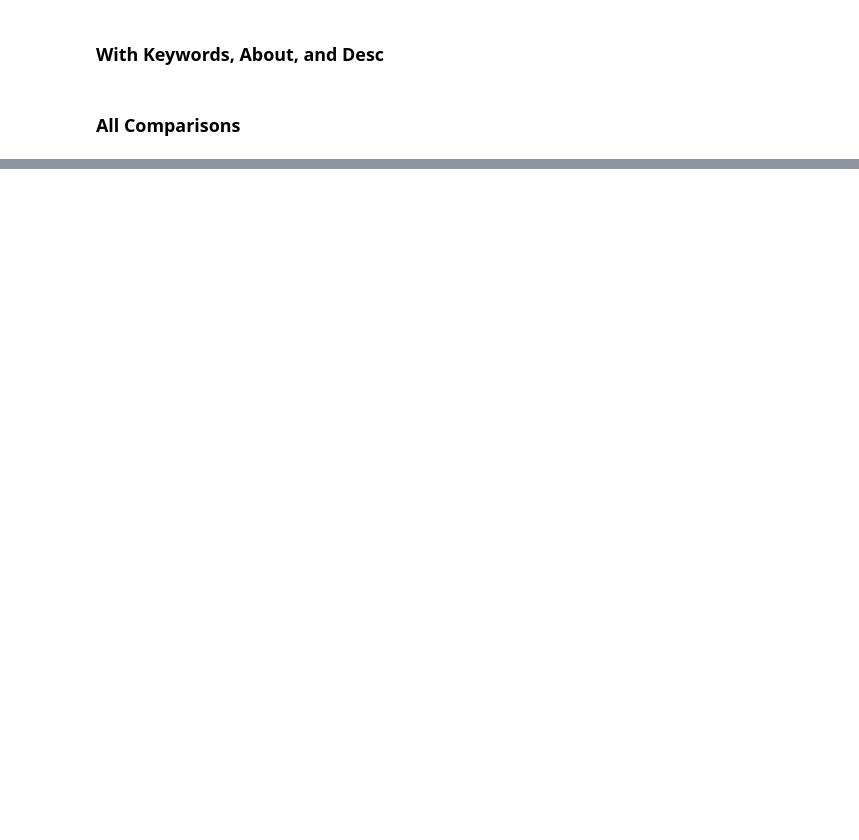
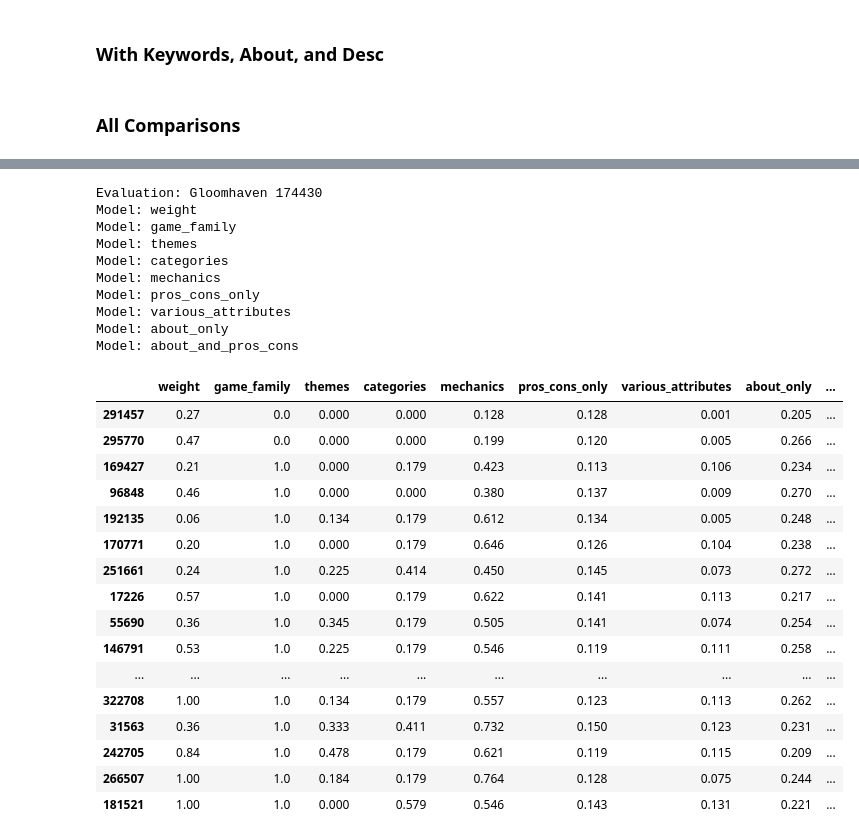
Before and after one commit to threnjen/boardgamegeek, a Jupyter notebook: exploratory_notebooks/03_content_sim_games.ipynb, the cells around one changed output, grey strips where cells are left out. Drawn from its saved outputs; the diff is of its cells as text; code cells hidden in the pictures; blank space fills up the shorter version.

```diff
--- a/exploratory_notebooks/03_content_sim_games.ipynb
+++ b/exploratory_notebooks/03_content_sim_games.ipynb
@@ -520,3 +622,33 @@ game_name = test_games[-1]
+# %%
+build_results_for_game("Gloomhaven")
+# %% [output]
+Evaluation: Gloomhaven 174430
+Model: weight
+Model: game_family
+Model: themes
+Model: categories
+Model: mechanics
+Model: pros_cons_only
+Model: various_attributes
+Model: about_only
+Model: about_and_pros_cons
+|  | weight | game_family | themes | categories | mechanics | pros_cons_only | various_attributes | about_only | ... |
+| 291457 | 0.27 | 0.0 | 0.000 | 0.000 | 0.128 | 0.128 | 0.001 | 0.205 | ... |
+| 295770 | 0.47 | 0.0 | 0.000 | 0.000 | 0.199 | 0.120 | 0.005 | 0.266 | ... |
+| 169427 | 0.21 | 1.0 | 0.000 | 0.179 | 0.423 | 0.113 | 0.106 | 0.234 | ... |
+| 96848 | 0.46 | 1.0 | 0.000 | 0.000 | 0.380 | 0.137 | 0.009 | 0.270 | ... |
+| 192135 | 0.06 | 1.0 | 0.134 | 0.179 | 0.612 | 0.134 | 0.005 | 0.248 | ... |
+| 170771 | 0.20 | 1.0 | 0.000 | 0.179 | 0.646 | 0.126 | 0.104 | 0.238 | ... |
+| 251661 | 0.24 | 1.0 | 0.225 | 0.414 | 0.450 | 0.145 | 0.073 | 0.272 | ... |
+| 17226 | 0.57 | 1.0 | 0.000 | 0.179 | 0.622 | 0.141 | 0.113 | 0.217 | ... |
+| 55690 | 0.36 | 1.0 | 0.345 | 0.179 | 0.505 | 0.141 | 0.074 | 0.254 | ... |
+| 146791 | 0.53 | 1.0 | 0.225 | 0.179 | 0.546 | 0.119 | 0.111 | 0.258 | ... |
+| ... | ... | ... | ... | ... | ... | ... | ... | ... | ... |
+| 322708 | 1.00 | 1.0 | 0.134 | 0.179 | 0.557 | 0.123 | 0.113 | 0.262 | ... |
+| 31563 | 0.36 | 1.0 | 0.333 | 0.411 | 0.732 | 0.150 | 0.123 | 0.231 | ... |
+| 242705 | 0.84 | 1.0 | 0.478 | 0.179 | 0.621 | 0.119 | 0.115 | 0.209 | ... |
+| 266507 | 1.00 | 1.0 | 0.184 | 0.179 | 0.764 | 0.128 | 0.075 | 0.244 | ... |
+| 181521 | 1.00 | 1.0 | 0.000 | 0.579 | 0.546 | 0.143 | 0.131 | 0.221 | ... |
 # %%
 all_game_results = {}
 for game_name in test_games:
```
Also changed, not shown: parts of 69 cells of this notebook.
